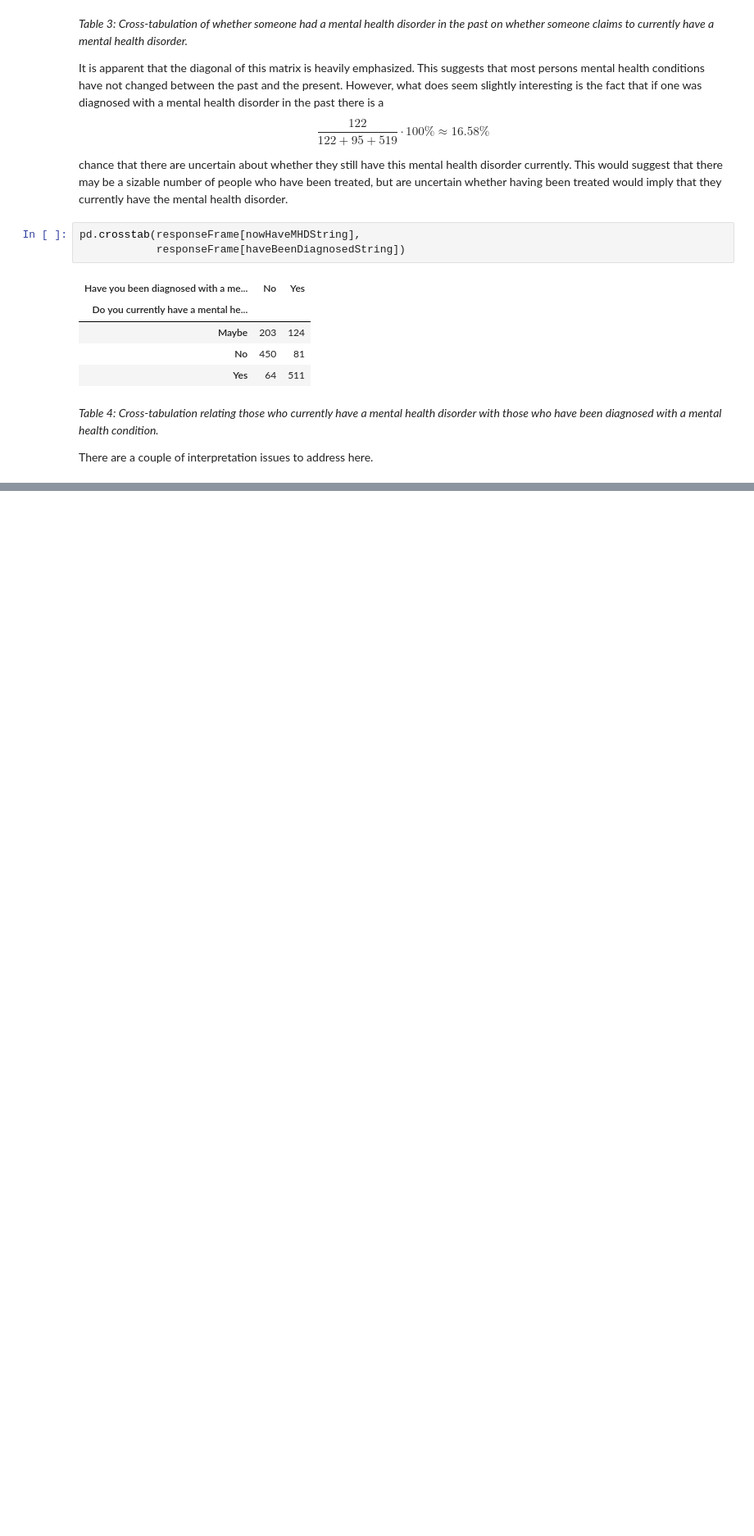
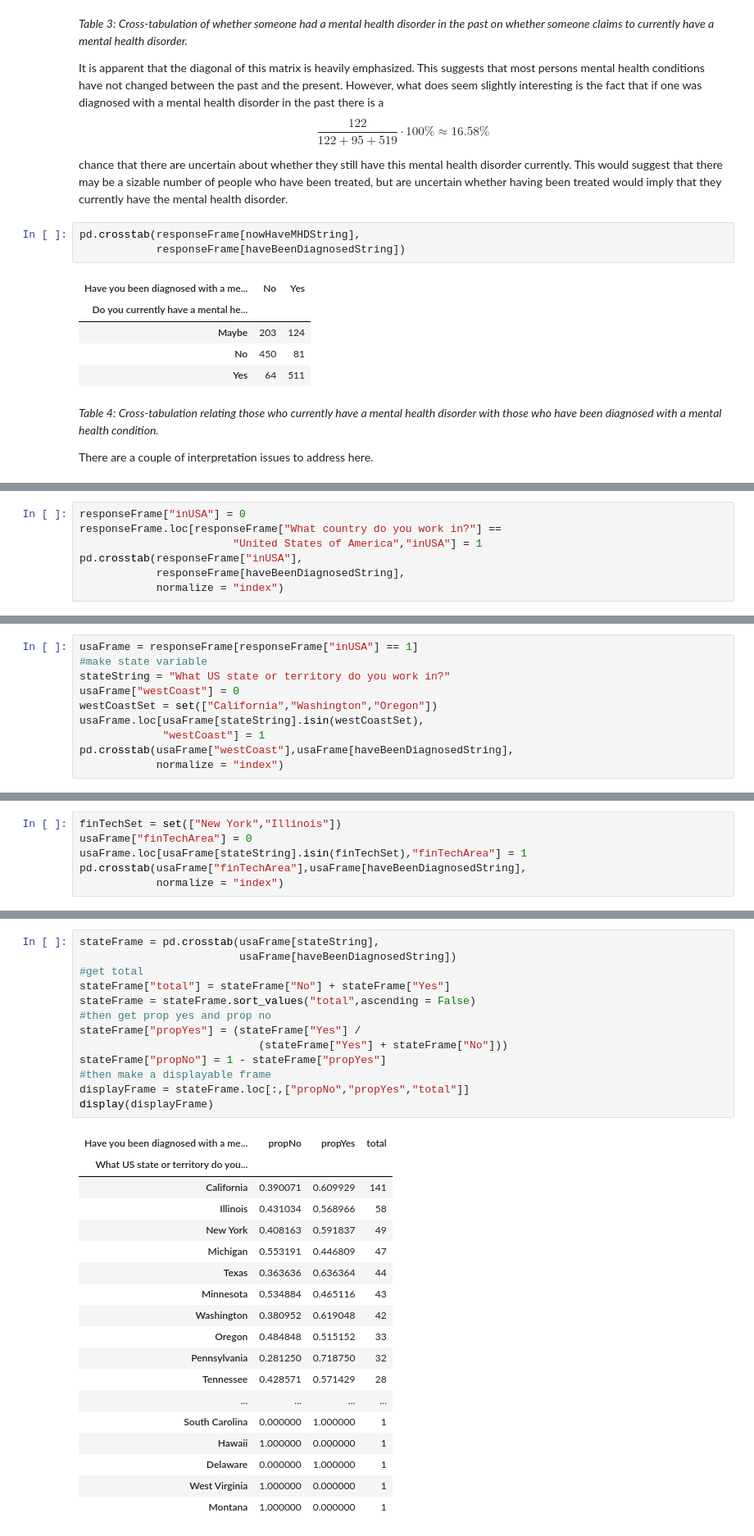
Before and after one commit to PLBMR/mentalHealthDataAnalysis, a Jupyter notebook: osmiMentalHealthInTech/analysis/exploratoryDataAnalysis.ipynb, the cells around one changed output, grey strips where cells are left out. Shown: that part at 82% size. Cells and saved outputs as stored; diff of their text form; blank space fills up the shorter version.

```diff
--- a/osmiMentalHealthInTech/analysis/exploratoryDataAnalysis.ipynb
+++ b/osmiMentalHealthInTech/analysis/exploratoryDataAnalysis.ipynb
@@ -461,0 +468,7 @@ There are a couple of interpretation issues to address here.
+# %%
+responseFrame["inUSA"] = 0
+responseFrame.loc[responseFrame["What country do you work in?"] ==
+                        "United States of America","inUSA"] = 1
+pd.crosstab(responseFrame["inUSA"],
+            responseFrame[haveBeenDiagnosedString],
+            normalize = "index")
@@ -461,0 +480,10 @@ There are a couple of interpretation issues to address here.
+# %%
+usaFrame = responseFrame[responseFrame["inUSA"] == 1]
+#make state variable
+stateString = "What US state or territory do you work in?"
+usaFrame["westCoast"] = 0
+westCoastSet = set(["California","Washington","Oregon"])
+usaFrame.loc[usaFrame[stateString].isin(westCoastSet),
+             "westCoast"] = 1
+pd.crosstab(usaFrame["westCoast"],usaFrame[haveBeenDiagnosedString],
+            normalize = "index")
@@ -461,0 +499,6 @@ There are a couple of interpretation issues to address here.
+# %%
+finTechSet = set(["New York","Illinois"])
+usaFrame["finTechArea"] = 0
+usaFrame.loc[usaFrame[stateString].isin(finTechSet),"finTechArea"] = 1
+pd.crosstab(usaFrame["finTechArea"],usaFrame[haveBeenDiagnosedString],
+            normalize = "index")
@@ -461,0 +515,32 @@ There are a couple of interpretation issues to address here.
+# %%
+stateFrame = pd.crosstab(usaFrame[stateString],
+                         usaFrame[haveBeenDiagnosedString])
+#get total
+stateFrame["total"] = stateFrame["No"] + stateFrame["Yes"]
+stateFrame = stateFrame.sort_values("total",ascending = False)
+#then get prop yes and prop no
+stateFrame["propYes"] = (stateFrame["Yes"] /
+                            (stateFrame["Yes"] + stateFrame["No"]))
+stateFrame["propNo"] = 1 - stateFrame["propYes"]
+#then make a displayable frame
+displayFrame = stateFrame.loc[:,["propNo","propYes","total"]]
+display(displayFrame)
+# %% [output]
+| Have you been diagnosed with a me... | propNo | propYes | total |
+| What US state or territory do you... |  |  |  |
+| California | 0.390071 | 0.609929 | 141 |
+| Illinois | 0.431034 | 0.568966 | 58 |
+| New York | 0.408163 | 0.591837 | 49 |
+| Michigan | 0.553191 | 0.446809 | 47 |
+| Texas | 0.363636 | 0.636364 | 44 |
+| Minnesota | 0.534884 | 0.465116 | 43 |
+| Washington | 0.380952 | 0.619048 | 42 |
+| Oregon | 0.484848 | 0.515152 | 33 |
+| Pennsylvania | 0.281250 | 0.718750 | 32 |
+| Tennessee | 0.428571 | 0.571429 | 28 |
+| ... | ... | ... | ... |
+| South Carolina | 0.000000 | 1.000000 | 1 |
+| Hawaii | 1.000000 | 0.000000 | 1 |
+| Delaware | 0.000000 | 1.000000 | 1 |
+| West Virginia | 1.000000 | 0.000000 | 1 |
+| Montana | 1.000000 | 0.000000 | 1 |
```
Also changed, not shown: parts of 10 cells of this notebook.
